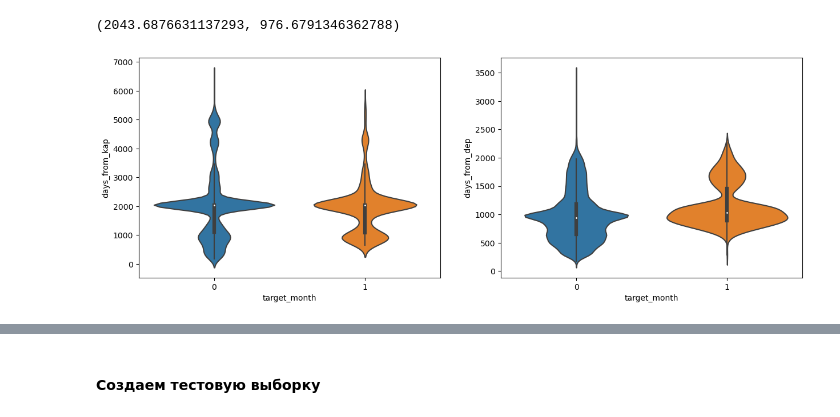
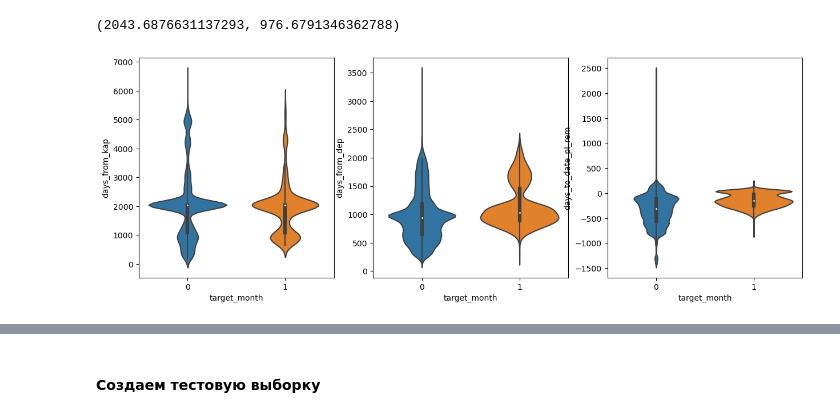
Before and after one commit to Dforgeek/DataWagonTrack2, a Jupyter notebook: latin.ipynb, the cells around one changed output, grey strips where cells are left out. Saved outputs shown, nothing was run; the diff lists cells and outputs as text; code cells hidden in the pictures.

```diff
--- a/latin.ipynb
+++ b/latin.ipynb
@@ -33,6 +83,7 @@ days_from_dep_mean = (base_date - dis_train["date_dep"]).dt.days.mean()
 
 dis_train["days_from_kap"] = (pd.to_datetime("2023-02-01") - dis_train["date_kap"]).dt.days
 dis_train["days_from_dep"] = (pd.to_datetime("2023-02-01") - dis_train["date_dep"]).dt.days
+dis_train["days_to_date_pl_rem"] = (base_date - dis_train["date_pl_rem"]).dt.days
 
 # Fill missing values with mean
 dis_train['days_from_kap'] = dis_train['days_from_kap'].fillna(-1)
@@ -86,6 +124,7 @@ dis_train = dis_train.groupby('wagnum').agg({
     'plan_date': ['last'],
     'days_from_kap': lambda x: x[x != -1].iloc[0] if (x != -1).any() else days_from_kap_mean,
     'days_from_dep': lambda x: x[x != -1].iloc[0] if (x != -1).any() else days_from_dep_mean,
+    'days_to_date_pl_rem': lambda x: x[x.notnull()].iloc[-1] if x.notnull().any() else None,
     'date_pl_rem': lambda x: x[x.notnull()].iloc[-1] if x.notnull().any() else None, # поменять
     'distance': 'last',
     'isload': 'last',
@@ -93,5 +132,6 @@ dis_train = dis_train.groupby('wagnum').agg({
     })
 
 
-dis_train.columns = ['plan_date', 'days_from_kap', 'days_from_dep', 'date_pl_rem', 'distance', 'isload', 'ost_prob']
+dis_train.columns = ['plan_date', 'days_from_kap', 'days_from_dep', 'days_to_date_pl_rem',
+                     'date_pl_rem', 'distance', 'isload', 'ost_prob']
 # %%
@@ -166,9 +187,10 @@ days_from_kap_mean, days_from_dep_mean
 (2043.6876631137293, 976.6791346362788)
 # %%
 # Violin  between days_from_kap, days_from_dep and target_month, target_day
-fig, ax = plt.subplots(1, 2, figsize=(15, 5))
+fig, ax = plt.subplots(1, 3, figsize=(15, 5))
 sns.violinplot(x="target_month", y="days_from_kap", data=train, ax=ax[0])
 sns.violinplot(x="target_month", y="days_from_dep", data=train, ax=ax[1])
+sns.violinplot(x="target_month", y="days_to_date_pl_rem", data=train, ax=ax[2])
 plt.show()
 # %% [output]
-[figure, old version]
+[figure, new version]
```
Also changed, not shown: parts of 15 cells of this notebook.
